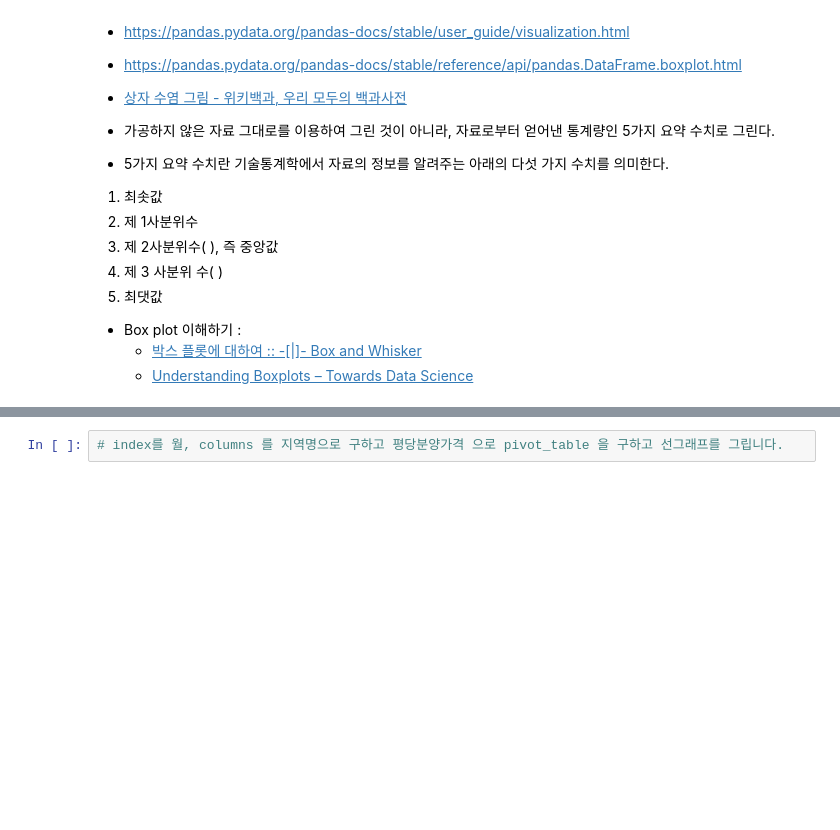
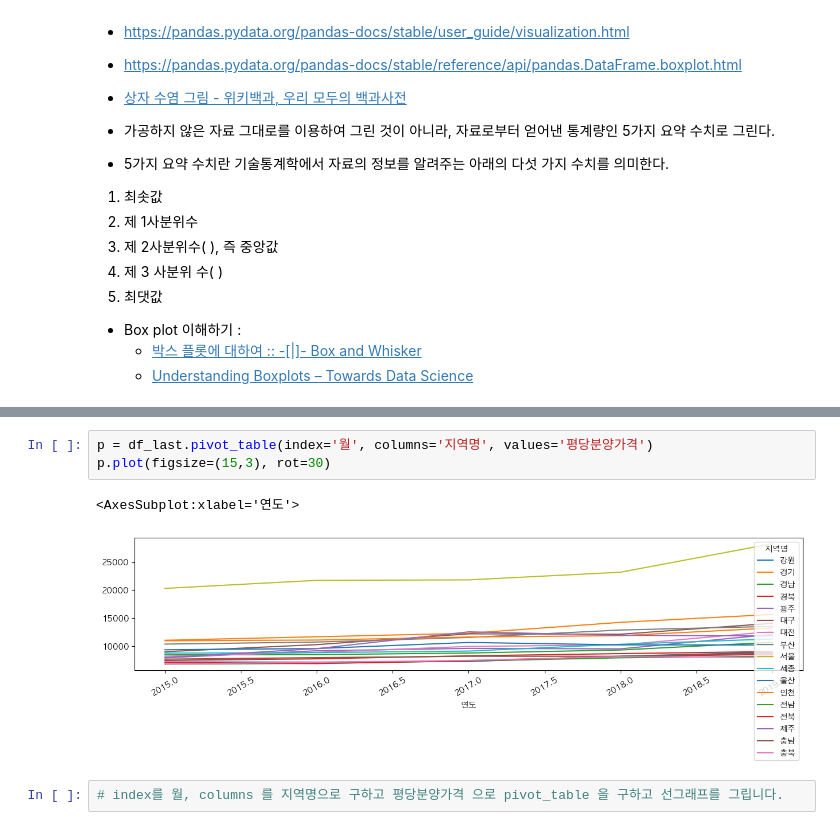
Before and after one commit to kngsujng/Data-Analysis_Study, a Jupyter notebook: open-data-analysis-basic-master/01-apt-price-input.ipynb, the cells around one changed output, grey strips where cells are left out. Drawn from its saved outputs; the diff is of its cells as text; blank space fills up the shorter version.

```diff
--- a/open-data-analysis-basic-master/01-apt-price-input.ipynb
+++ b/open-data-analysis-basic-master/01-apt-price-input.ipynb
@@ -694,3 +722,9 @@ df_last.groupby(['연도'])['평당분양가격'].mean().plot.bar()
+# %%
+p = df_last.pivot_table(index='월', columns='지역명', values='평당분양가격')
+p.plot(figsize=(15,3), rot=30)
+# %% [output]
+<AxesSubplot:xlabel='연도'>
+[figure, added]
 # %%
 # index를 월, columns 를 지역명으로 구하고 평당분양가격 으로 pivot_table 을 구하고 선그래프를 그립니다.
 # %% [markdown]
```
Also changed, not shown: parts of 3 cells of this notebook.
